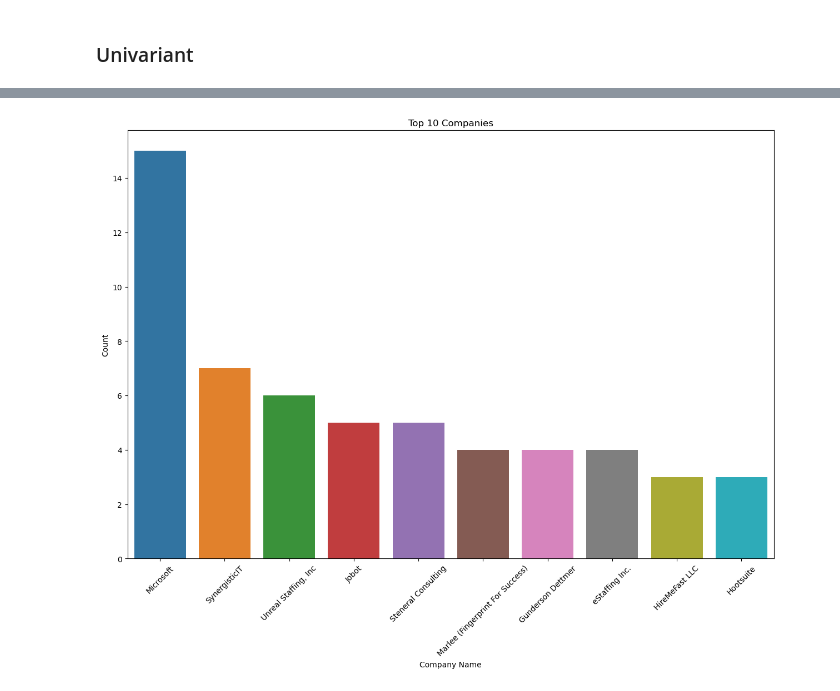
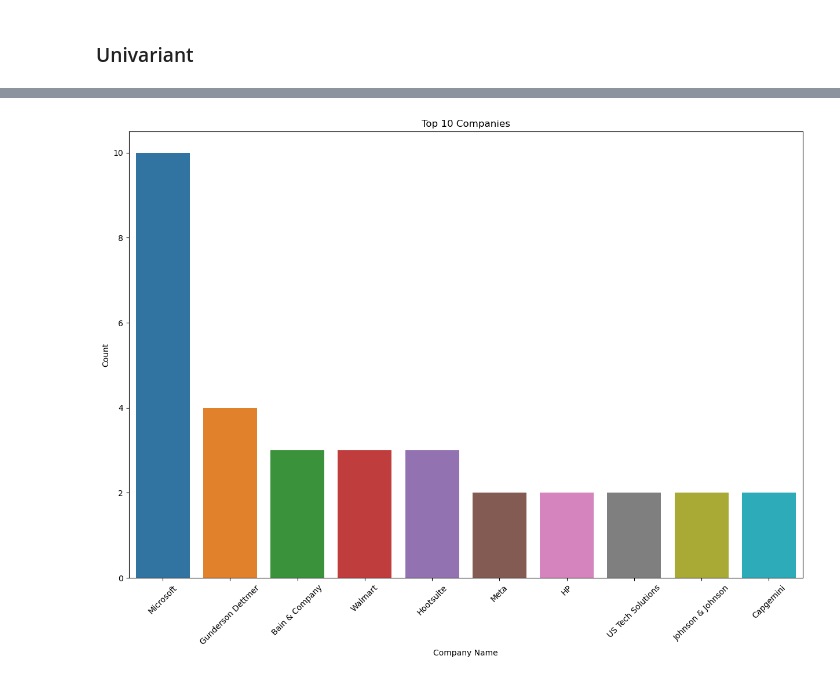
Before and after one commit to Severesix907/Capstone_Project, a Jupyter notebook: Code/EDA.ipynb, the cells around one changed output, grey strips where cells are left out. Cells and saved outputs as stored; diff of their text form; code cells hidden in the pictures.

```diff
--- a/Code/EDA.ipynb
+++ b/Code/EDA.ipynb
@@ -26,0 +170,5 @@ df
+# %%
+# We are going to be able to see how much a hourly payment will look when we get it yearly
+df.loc[df['Period'] == '/hr', 'Salary'] = df.loc[df['Period'] == '/hr', 'Salary'] * 2080
+df["Period"] = df["Period"].str.replace("/hr","/yr")
+df
@@ -26,0 +189,3 @@ df
+# %%
+df['Period'] = df['Period'].replace('/yr', 'yearly')
+df
@@ -27,3 +206,8 @@ df
+# %%
+df['Title'] = df['Title'].str.lower()
+df['Data Science'] = df['Title'].str.contains('data science')|df['Title'].str.contains('data scientist')
+df['Machine Learning'] = df['Title'].str.contains('machine learning')|df['Title'].str.contains('ml')|df['Title'].str.contains('ai')
+df["Data Analyst"] = df['Title'].str.contains('data analyst')|df['Title'].str.contains('data analist')|df['Title'].str.contains('data analysis')|df['Title'].str.contains('data analytics')
 # %%
 df.info()
 # %% [output]
@@ -52 +244,4 @@ salary             240
 dtype: int64
+# %%
+df = df.dropna(subset=['Title', "Company"])
+df.isnull().sum()
@@ -123,10 +394,10 @@ plt.show()
 # %%
 plt.figure(figsize=(15, 10))
-sns.countplot(x="company_name", data=df, order = df['company_name'].value_counts().iloc[:10].index)
+sns.countplot(x="Company", data=df, order = df['Company'].value_counts().iloc[:10].index)
 plt.title('Top 10 Companies')
 plt.xlabel('Company Name')
 plt.ylabel('Count')
 plt.xticks(rotation=45)
 plt.show()
 # %% [output]
-[figure, old version]
+[figure, new version]
```
Also changed, not shown: parts of 26 cells of this notebook, 1 other file.
